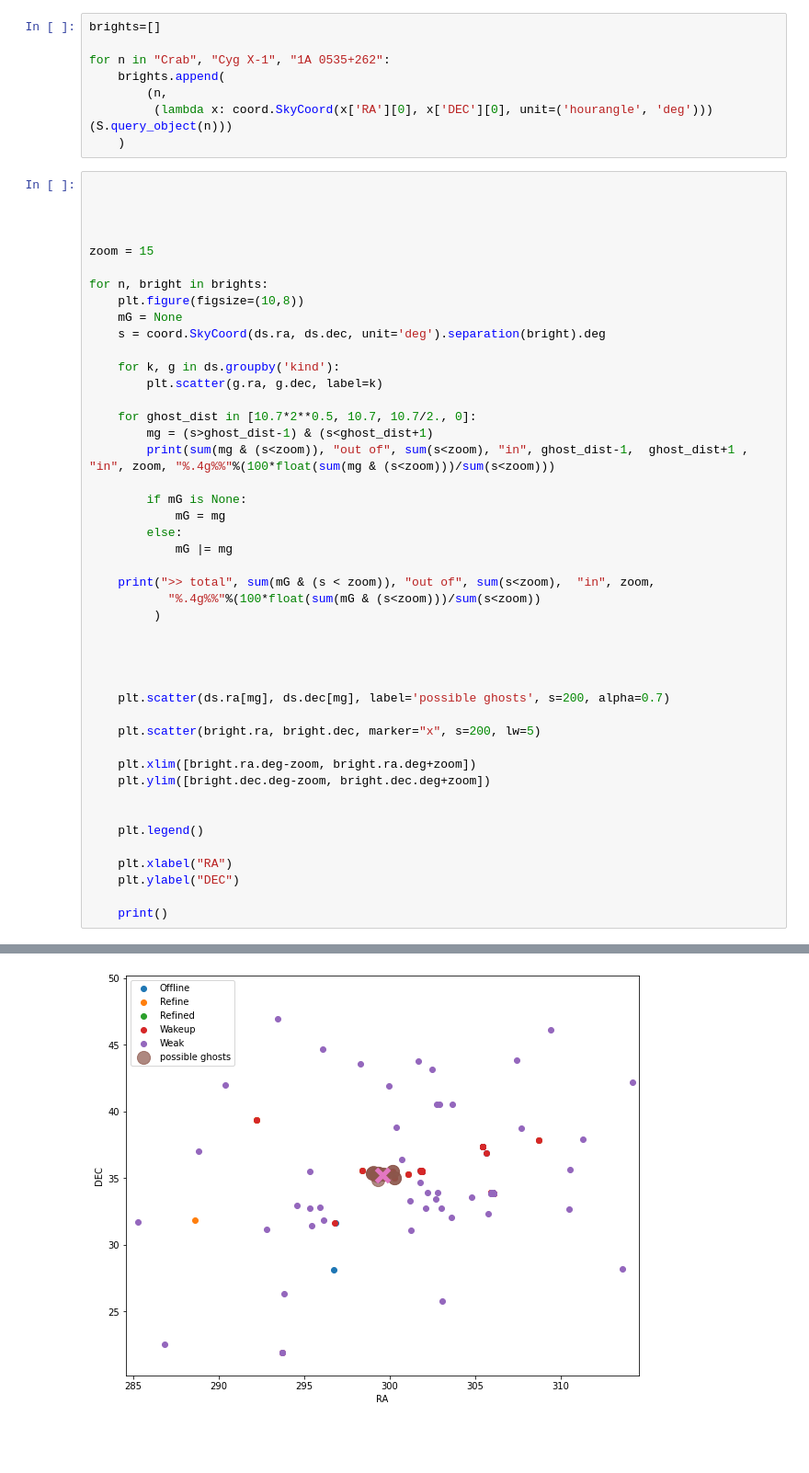
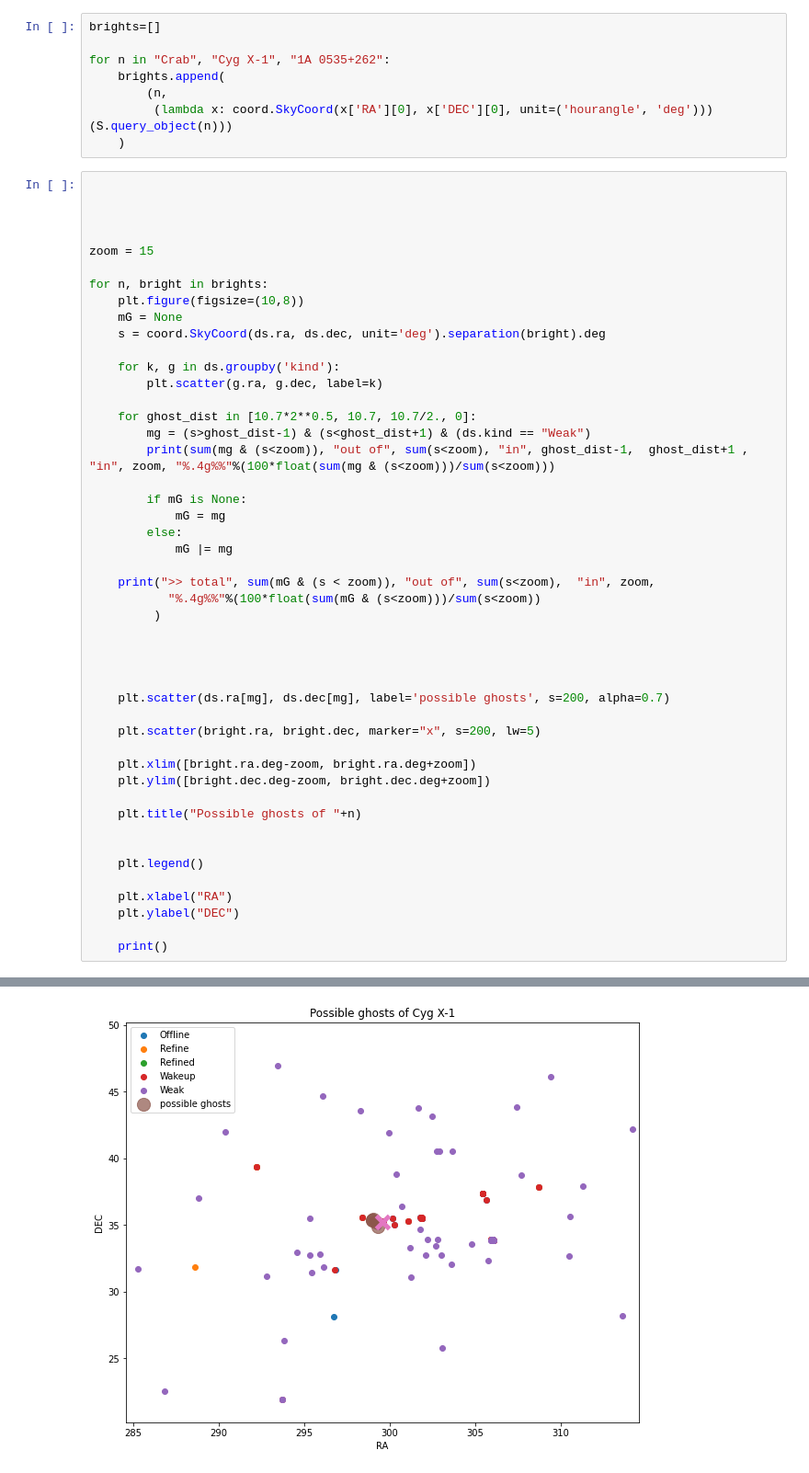
Before and after one commit to volodymyrss/integral-ibas-weak-purity, a Jupyter notebook: IBAS_Weak.ipynb, the cells around one changed output, grey strips where cells are left out. Shown: that part at 92% size. Saved outputs shown, nothing was run; the diff lists cells and outputs as text; blank space fills up the shorter version.

Commit message:
only weak alerts, actually

```diff
--- a/IBAS_Weak.ipynb
+++ b/IBAS_Weak.ipynb
@@ -82,7 +82,7 @@ for n, bright in brights:
         plt.scatter(g.ra, g.dec, label=k)
 
     for ghost_dist in [10.7*2**0.5, 10.7, 10.7/2., 0]:
-        mg = (s>ghost_dist-1) & (s<ghost_dist+1)
+        mg = (s>ghost_dist-1) & (s<ghost_dist+1) & (ds.kind == "Weak")
         print(sum(mg & (s<zoom)), "out of", sum(s<zoom), "in", ghost_dist-1,  ghost_dist+1 , "in", zoom, "%.4g%%"%(100*float(sum(mg & (s<zoom)))/sum(s<zoom)))
 
         if mG is None:
@@ -104,6 +104,8 @@ for n, bright in brights:
     plt.xlim([bright.ra.deg-zoom, bright.ra.deg+zoom])
     plt.ylim([bright.dec.deg-zoom, bright.dec.deg+zoom])
 
+    plt.title("Possible ghosts of "+n)
+
 
     plt.legend()
 
@@ -133 +135 @@ for n, bright in brights:
-[figure, old version]
+[figure, new version]
```
Also changed, not shown: parts of 1 cell of this notebook, 1 other file.
